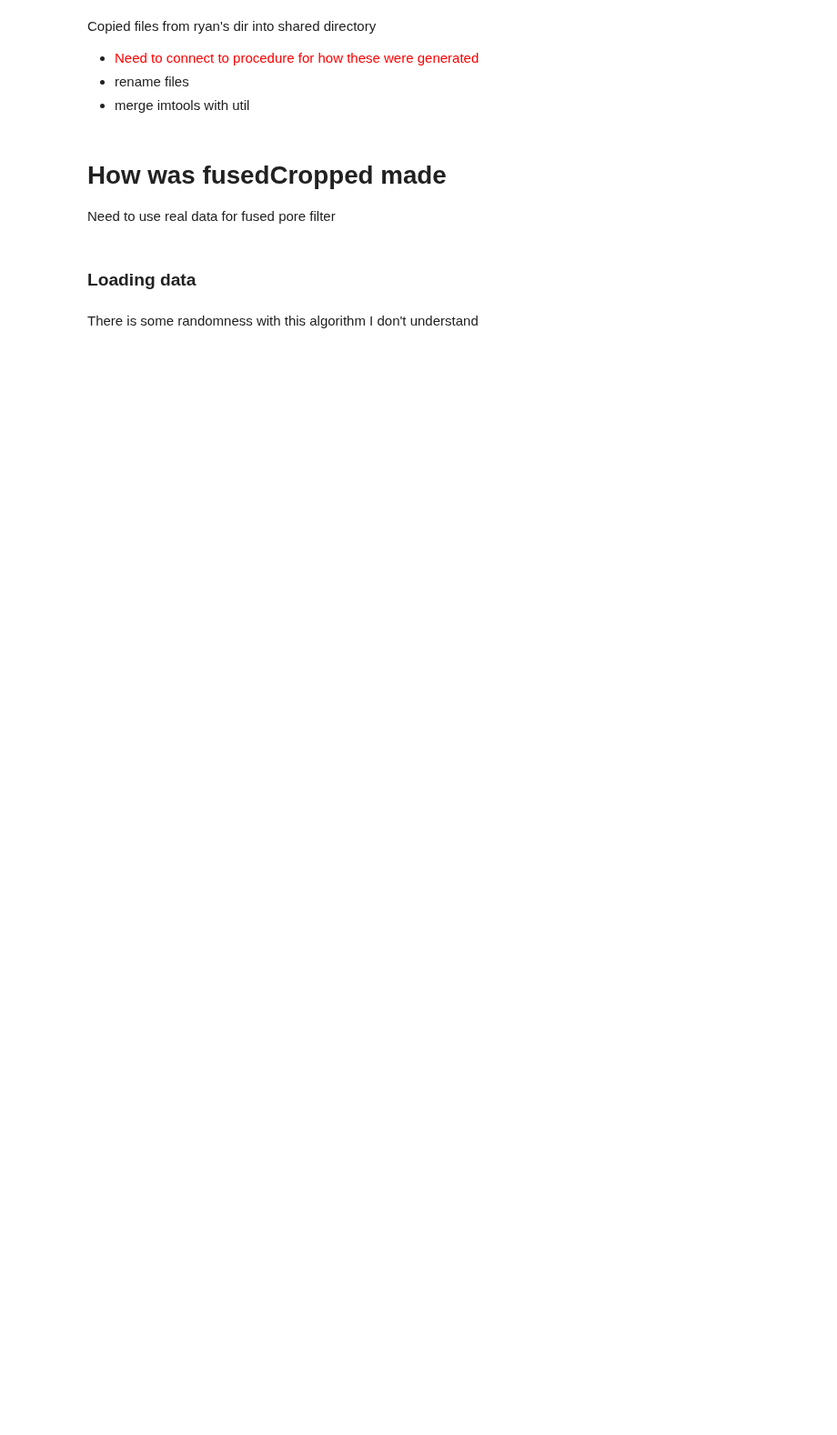
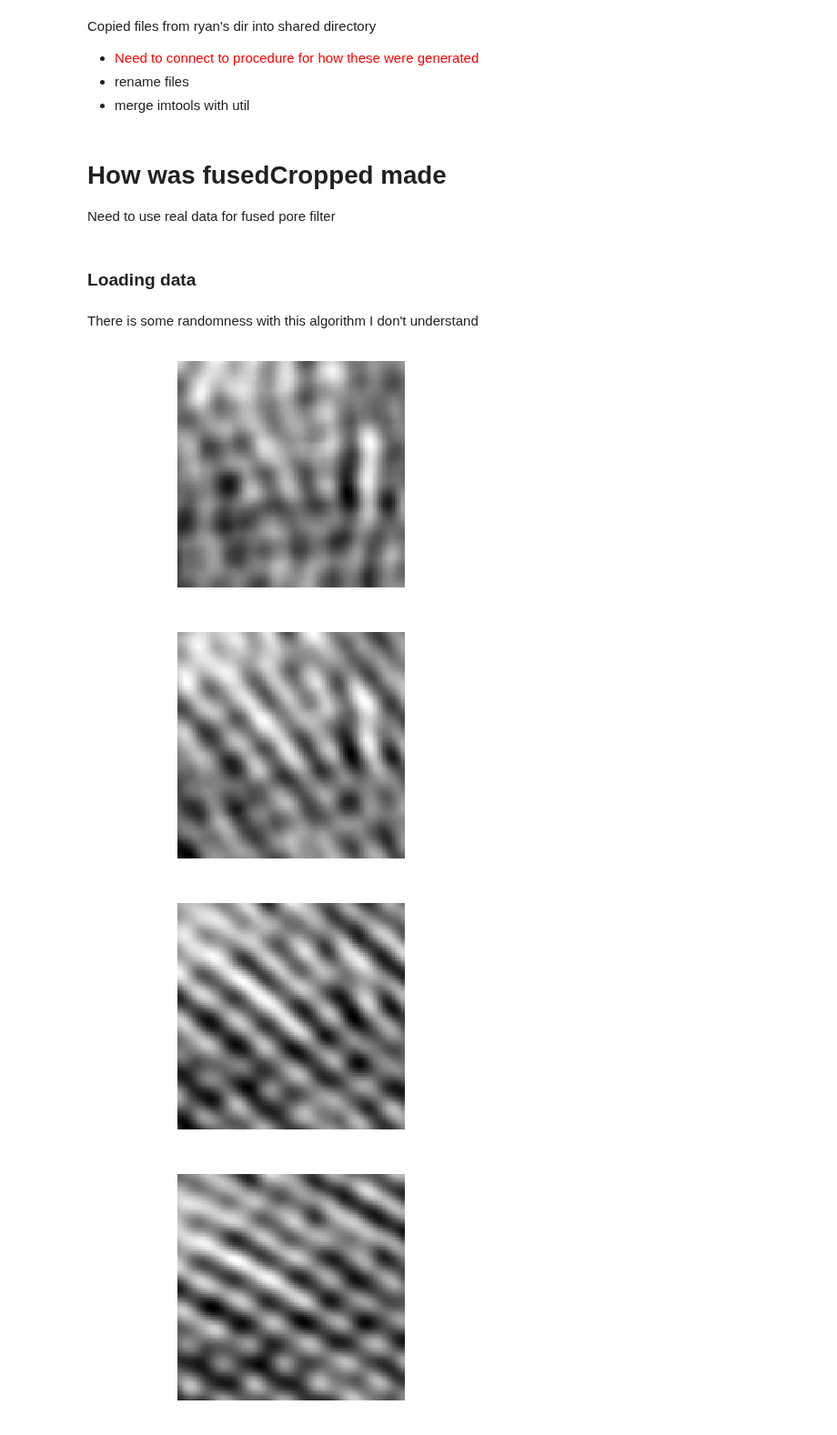
Before and after one commit to huskeypm/sparkdetection, a Jupyter notebook: mach/bulk_fusedpore.ipynb, the cells around one changed output. Shown at 91% size. Saved outputs shown, nothing was run; the diff lists cells and outputs as text; code cells hidden in the pictures; blank space fills up the shorter version.

```diff
--- a/mach/bulk_fusedpore.ipynb
+++ b/mach/bulk_fusedpore.ipynb
@@ -51,0 +52,9 @@ Paint.correlateThresher(rawFused,fusedFilter, threshold, cropper, iters,fused=Tr
+# %%
+for i, iteration in enumerate(iters):
+  plt.figure()
+  it.myplot(correlated[i])
+# %% [output]
+[figure, added]
+[figure, added]
+[figure, added]
+[figure, added]
```
Also changed, not shown: parts of 7 cells of this notebook, 5 other files.
